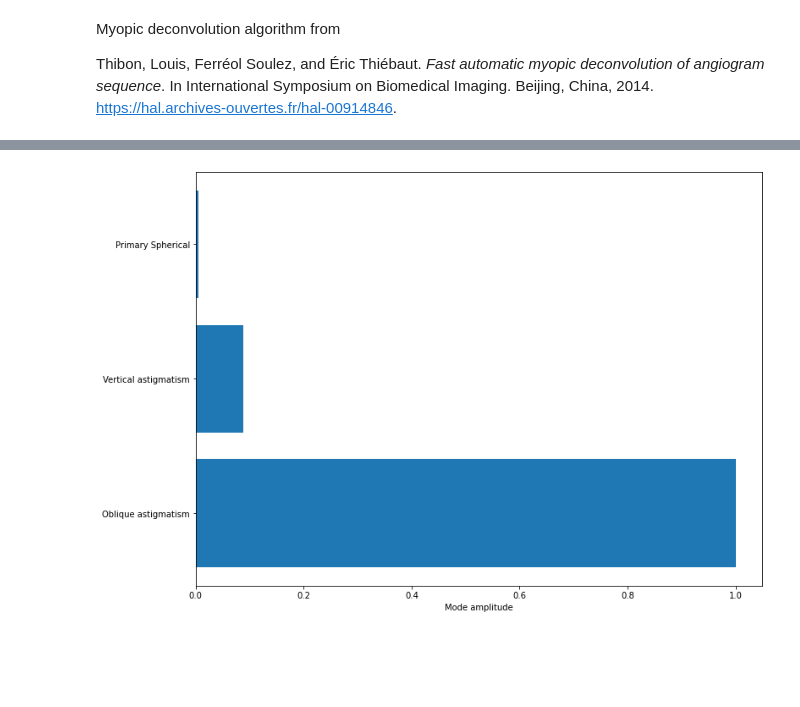
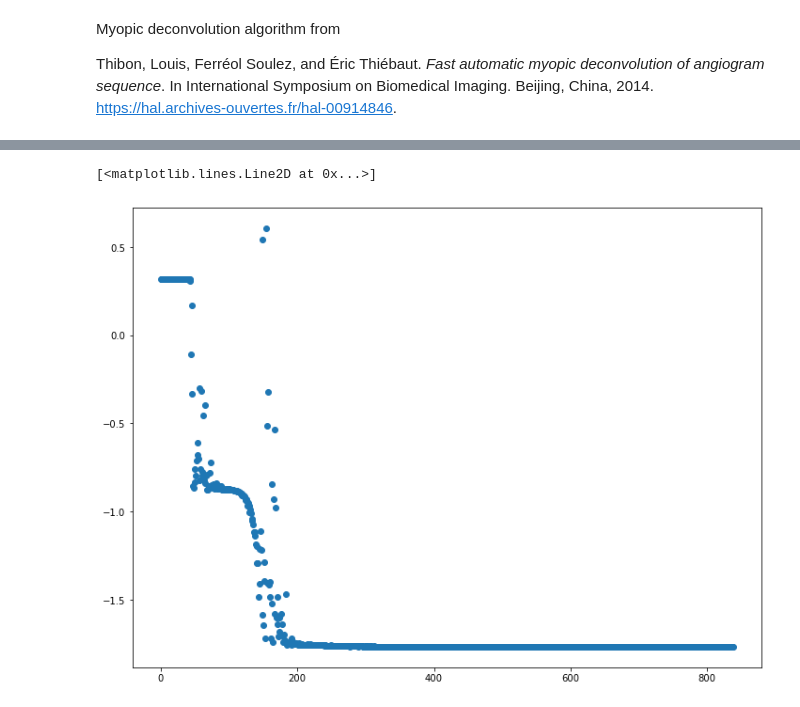
Before and after one commit to centuri-engineering/auto_metro, a Jupyter notebook: notebooks/MyopicDeconvolution.ipynb, the cells around one changed output, grey strips where cells are left out. Cells and saved outputs as stored; diff of their text form; code cells hidden in the pictures; blank space fills up the shorter version.

```diff
--- a/notebooks/MyopicDeconvolution.ipynb
+++ b/notebooks/MyopicDeconvolution.ipynb
@@ -32,14 +76,22 @@ ax.set_yscale('log')
 # %%
 modes = [(2, -2), (2, 2), (4, 0)]
-params, costs = deconvolution(image, modes=modes, resolution=2, alpha=1, method="L-BFGS-B")
-
-
-print(f'α : {params["α"]:.3e}')
-print(f'β : {params["β"]:.3e}')
+initial_guess = {
+    "alpha": -2,
+    "beta": 2.,
+    "resolution": 10.0
+}
+initial_guess.update({mode:1e-4 for mode in modes})
+params, costs = deconvolution(
+    image,
+    modes=modes,
+    initial_guess=initial_guess,
+    method="Nelder-Mead",
+    options={"xtol": 1e-8, "maxiter": 500},
+)
+print(f'α : {params["alpha"]:.3e}')
+print(f'β : {params["beta"]:.3e}')
 print(f'resolution : {params["resolution"]:.3e}')
 pupil = params["resolution"] / np.pi
 for mode in modes:
     print(f"{MODE_NAMES[mode]}: {params[mode]: .3e}")
-
-plt.plot(costs)
 # %% [output]
@@ -55,11 +103,0 @@ Primary Spherical: -5.271e-03
-# %%
-mode_names = [MODE_NAMES[mode] for mode in modes]
-amps = [params[mode] for mode in modes]
-
-fig, ax = plt.subplots()
-b = ax.barh(np.arange(len(amps)), np.abs(amps))
-_ = ax.set_yticks(np.arange(len(amps)))
-lbls = ax.set_yticklabels(mode_names)
-_ = ax.set_xlabel('Mode amplitude')
-# %% [output]
-[figure, removed]
@@ -67,0 +104,5 @@ pupil
+# %%
+plt.plot(np.log10(costs), 'o')
+# %% [output]
+[<matplotlib.lines.Line2D at 0x...>]
+[figure, added]
```
Also changed, not shown: parts of 23 cells of this notebook, 2 other files.
